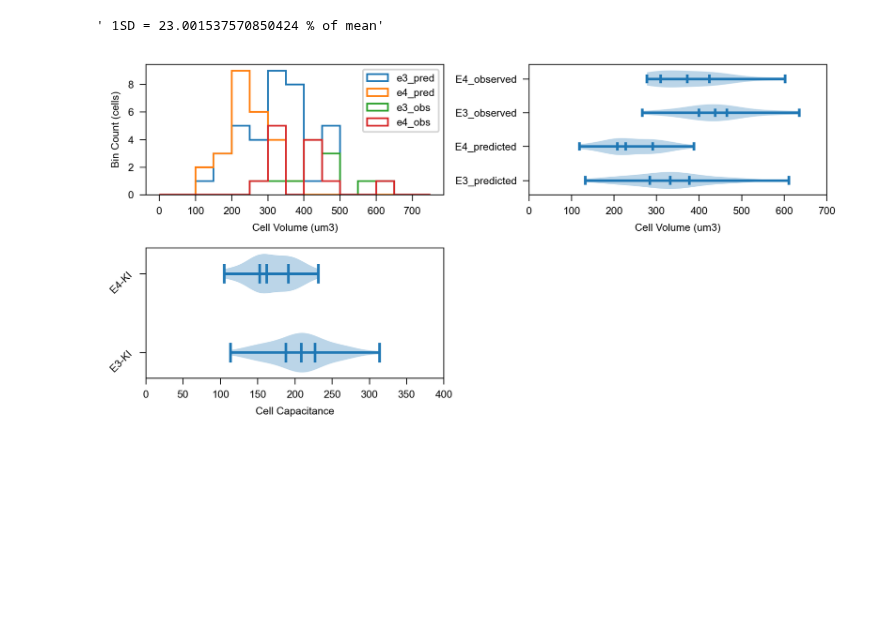
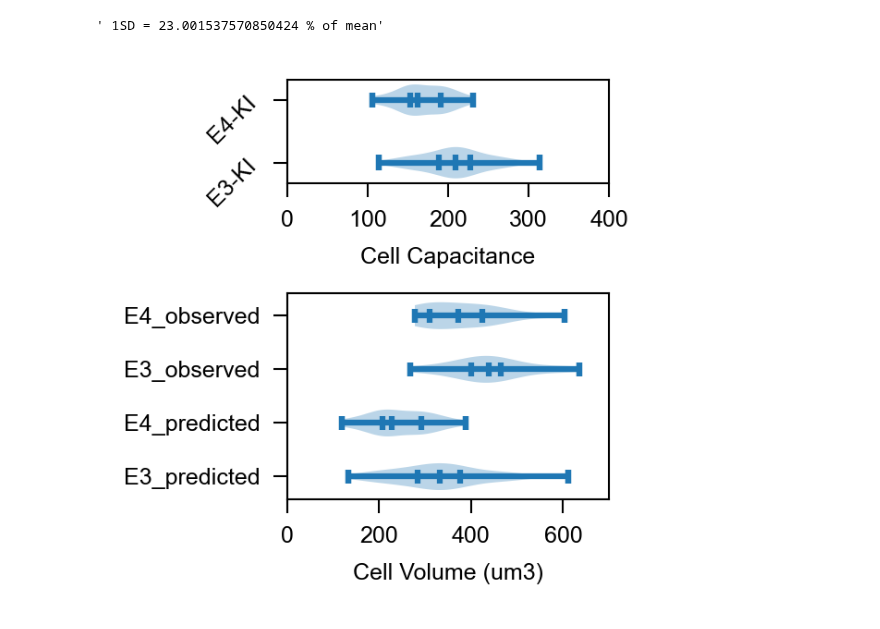
Before and after one commit to dtabuena/Workshop, a Jupyter notebook: Image/NeuN_Volumes_Cellpose.ipynb, the cells around one changed output. Cells and saved outputs as stored; diff of their text form; code cells hidden in the pictures; blank space fills up the shorter version.

```diff
--- a/Image/NeuN_Volumes_Cellpose.ipynb
+++ b/Image/NeuN_Volumes_Cellpose.ipynb
@@ -548,46 +548,44 @@ def sphere_vol2rad(vol_um):
 e3_rads = sphere_sa2rad(cell_capacitances['apoE3-KI 7-9mo'].values)
 e3_pf =cell_capacitances['apoE3-KI 7-9mo'].values
 e3_pf = e3_pf[np.isfinite(e3_pf)]
 pred_e3_vol = sphere_rad2vol(e3_rads)
 # print(pred_e3_vol)
 
 
 e4_rads = sphere_sa2rad(cell_capacitances['apoE4-KI 7-9mo'].values)
 e4_pf =cell_capacitances['apoE4-KI 7-9mo'].values
 e4_pf = e4_pf[np.isfinite(e4_pf)]
 pred_e4_vol = sphere_rad2vol(e4_rads)
 pred_e4_vol=pred_e4_vol[np.isfinite(pred_e4_vol)]
 # print(pred_e4_vol)
 bins=np.arange(0,800,50)
-fig,ax=plt.subplots(2,2,figsize=(6,3))
+fig,ax=plt.subplots(2,1,figsize=(2,2),height_ratios=[1,2])
 ax=ax.flatten()
 
 obs_e3 = mean_vols_df['mean_vol_um3'][~mean_vols_df['gene_emb']]
 obs_e4 = mean_vols_df['mean_vol_um3'][mean_vols_df['gene_emb']]
 
-ax[0].hist(pred_e3_vol,bins=bins,histtype='step',label='e3_pred')
-ax[0].hist(pred_e4_vol,bins=bins,histtype='step',label='e4_pred')
-ax[0].hist(obs_e3,bins=bins,histtype='step',label='e3_obs')
-ax[0].hist(obs_e4,bins=bins,histtype='step',label='e4_obs')
-ax[0].set_xlabel('Cell Volume (um3)')
-ax[0].set_ylabel('Bin Count (cells)')
-ax[0].legend()
+# ax[0].hist(pred_e3_vol,bins=bins,histtype='step',label='e3_pred')
+# ax[0].hist(pred_e4_vol,bins=bins,histtype='step',label='e4_pred')
+# ax[0].hist(obs_e3,bins=bins,histtype='step',label='e3_obs')
+# ax[0].hist(obs_e4,bins=bins,histtype='step',label='e4_obs')
+# ax[0].set_xlabel('Cell Volume (um3)')
+# ax[0].set_ylabel('Bin Count (cells)')
+# ax[0].legend()
 
 
 quantiles=[[0,0.25,0.5,0.75,1] for n in range(4)]
 ax[1].violinplot([pred_e3_vol,pred_e4_vol,obs_e3,obs_e4],quantiles=quantiles,vert=False)
 ax[1].set_xlim([0,700])
 ax[1].set_yticks([1,2,3,4],['E3_predicted','E4_predicted','E3_observed','E4_observed'])
 ax[1].set_xlabel('Cell Volume (um3)')
 
 quantiles=[[0,0.25,0.5,0.75,1] for n in range(2)]
-ax[2].violinplot([e3_pf,e4_pf],quantiles=quantiles,vert=False)
-ax[2].set_xlim([0,400])
-ax[2].set_yticks([1,2],['E3-KI','E4-KI'],rotation=45)
-ax[2].set_xlabel('Cell Capacitance')
+ax[0].violinplot([e3_pf,e4_pf],quantiles=quantiles,vert=False)
+ax[0].set_xlim([0,400])
+ax[0].set_yticks([1,2],['E3-KI','E4-KI'],rotation=45)
+ax[0].set_xlabel('Cell Capacitance')
 plt.tight_layout()
-
-ax[3].set_axis_off()
 # %% [output]
-[figure, old version]
+[figure, new version]
 # %%
```
Also changed, not shown: parts of 1 cell of this notebook.
